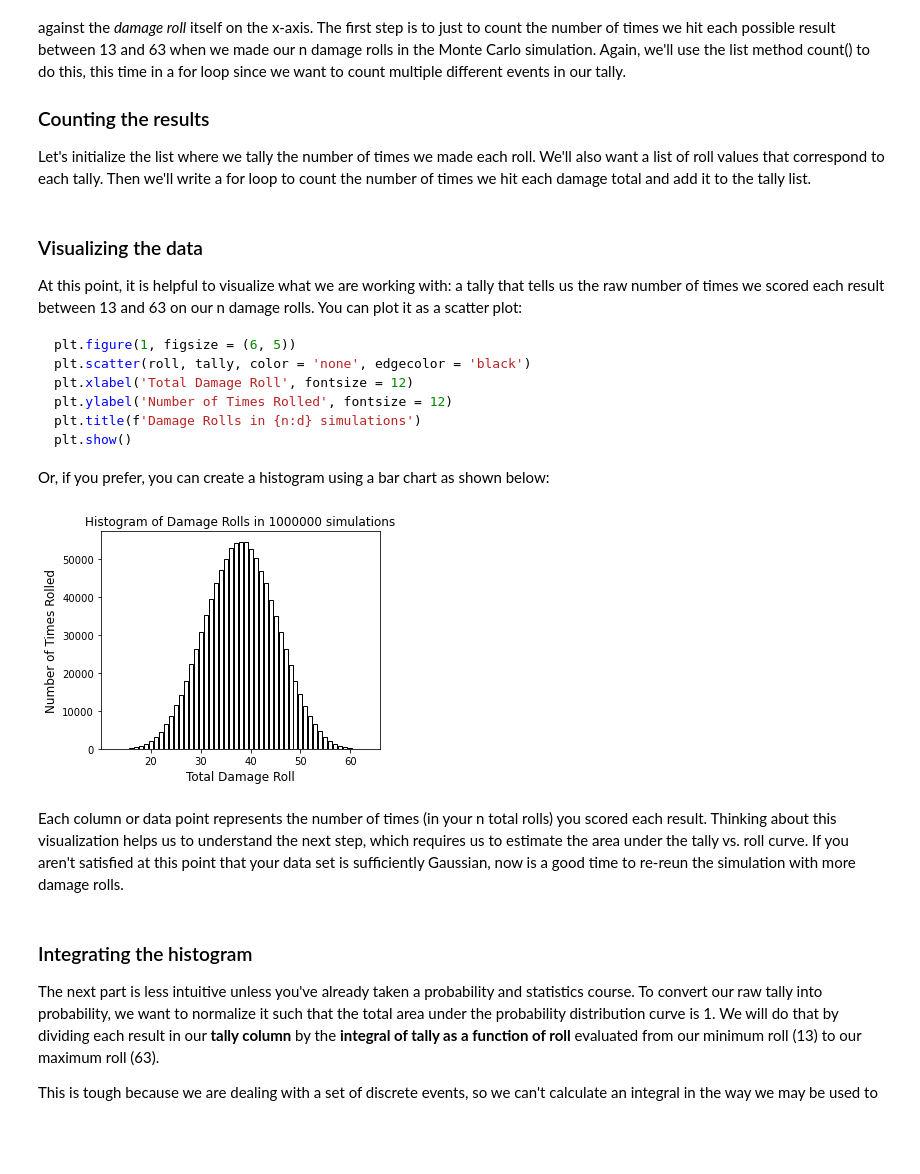
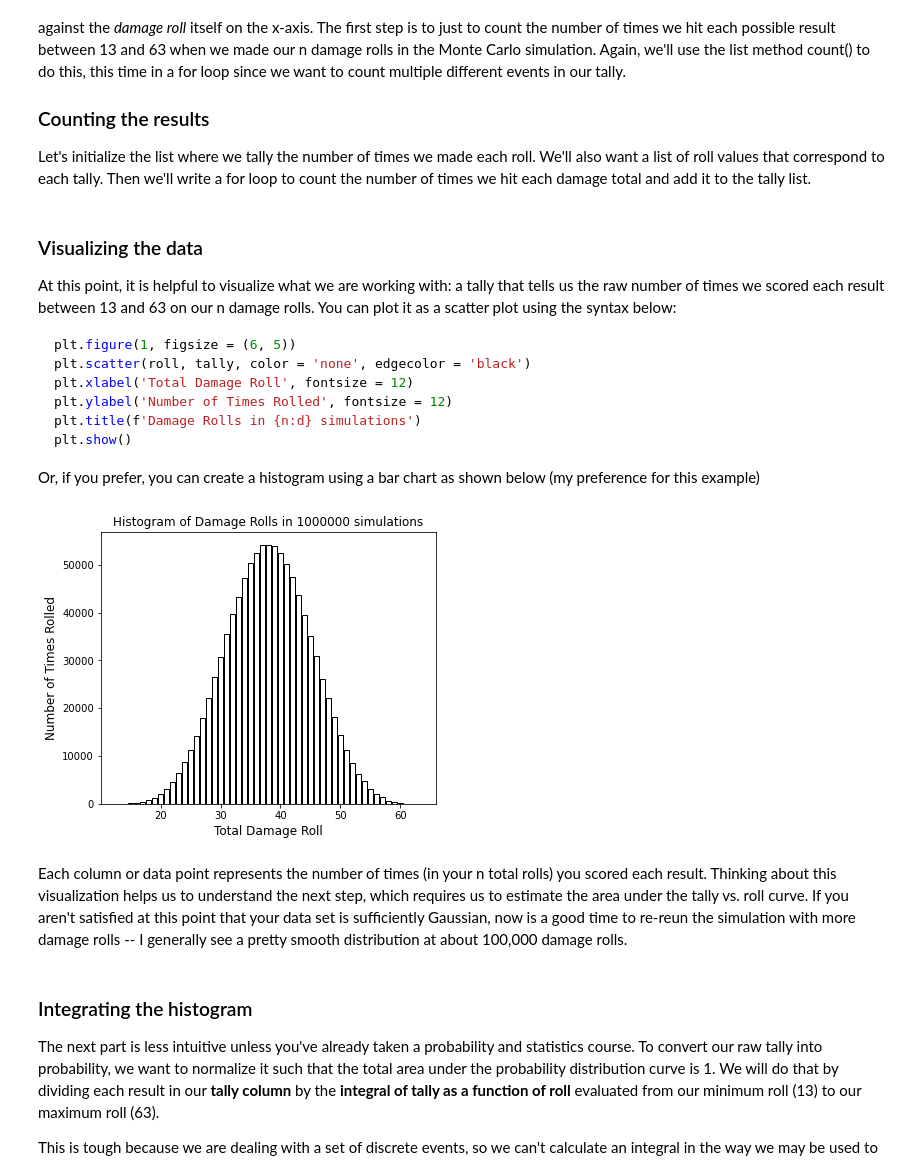
Before and after one commit to jqbond/CEN587, a Jupyter notebook: _build/jupyter_execute/Supplements/Module 08 - Probability.ipynb, the cells around one changed output. Drawn from its saved outputs; the diff is of its cells as text; code cells hidden in the pictures; blank space fills up the shorter version.

````diff
--- a/_build/jupyter_execute/Supplements/Module 08 - Probability.ipynb
+++ b/_build/jupyter_execute/Supplements/Module 08 - Probability.ipynb
@@ -26,7 +28,7 @@ import math
 Next, we need to add our dice roller function from Module 07.  Notice how nice it is to have a function that we can use for many different situations by just adapting the arguments (inputs) to that function.
 # %%
 def generator(sides, dice):
-    roll  = [random.randint(1,sides) for i in range(1,dice+1)]
+    roll  = [random.randint(1,sides) for i in range(0, dice)]
     return roll
 # %% [markdown]
 ## Construct a rudimentary Monte Carlo simulation
@@ -127,7 +133,7 @@ for x in range(13, 64, 1):
 # %% [markdown]
 ### Visualizing the data
 
-At this point, it is helpful to visualize what we are working with: a tally that tells us the raw number of times we scored each result between 13 and 63 on our n damage rolls.  You can plot it as a scatter plot:
+At this point, it is helpful to visualize what we are working with: a tally that tells us the raw number of times we scored each result between 13 and 63 on our n damage rolls.  You can plot it as a scatter plot using the syntax below:
 
 ```python
 plt.figure(1, figsize = (6, 5))
@@ -138,18 +144,18 @@ plt.title(f'Damage Rolls in {n:d} simulations')
 plt.show()
 ```
 
-Or, if you prefer, you can create a histogram using a bar chart as shown below:
+Or, if you prefer, you can create a histogram using a bar chart as shown below (my preference for this example)
 # %%
-plt.figure(1, figsize = (5, 4))
+plt.figure(1, figsize = (6, 5))
 plt.bar(roll, tally, color = 'none', edgecolor = 'black')
 plt.xlabel('Total Damage Roll', fontsize = 12)
 plt.ylabel('Number of Times Rolled', fontsize = 12)
 plt.title(f'Histogram of Damage Rolls in {n:d} simulations')
 plt.show()
 # %% [output]
-[figure, old version]
+[figure, new version]
 # %% [markdown]
-Each column or data point represents the number of times (in your n total rolls) you scored each result.  Thinking about this visualization helps us to understand the next step, which requires us to estimate the area under the tally vs. roll curve. If you aren't satisfied at this point that your data set is sufficiently Gaussian, now is a good time to re-reun the simulation with more damage rolls.
+Each column or data point represents the number of times (in your n total rolls) you scored each result.  Thinking about this visualization helps us to understand the next step, which requires us to estimate the area under the tally vs. roll curve. If you aren't satisfied at this point that your data set is sufficiently Gaussian, now is a good time to re-reun the simulation with more damage rolls -- I generally see a pretty smooth distribution at about 100,000 damage rolls.
 # %% [markdown]
 ### Integrating the histogram
 
````
Also changed, not shown: parts of 15 cells of this notebook, 21 other files.
